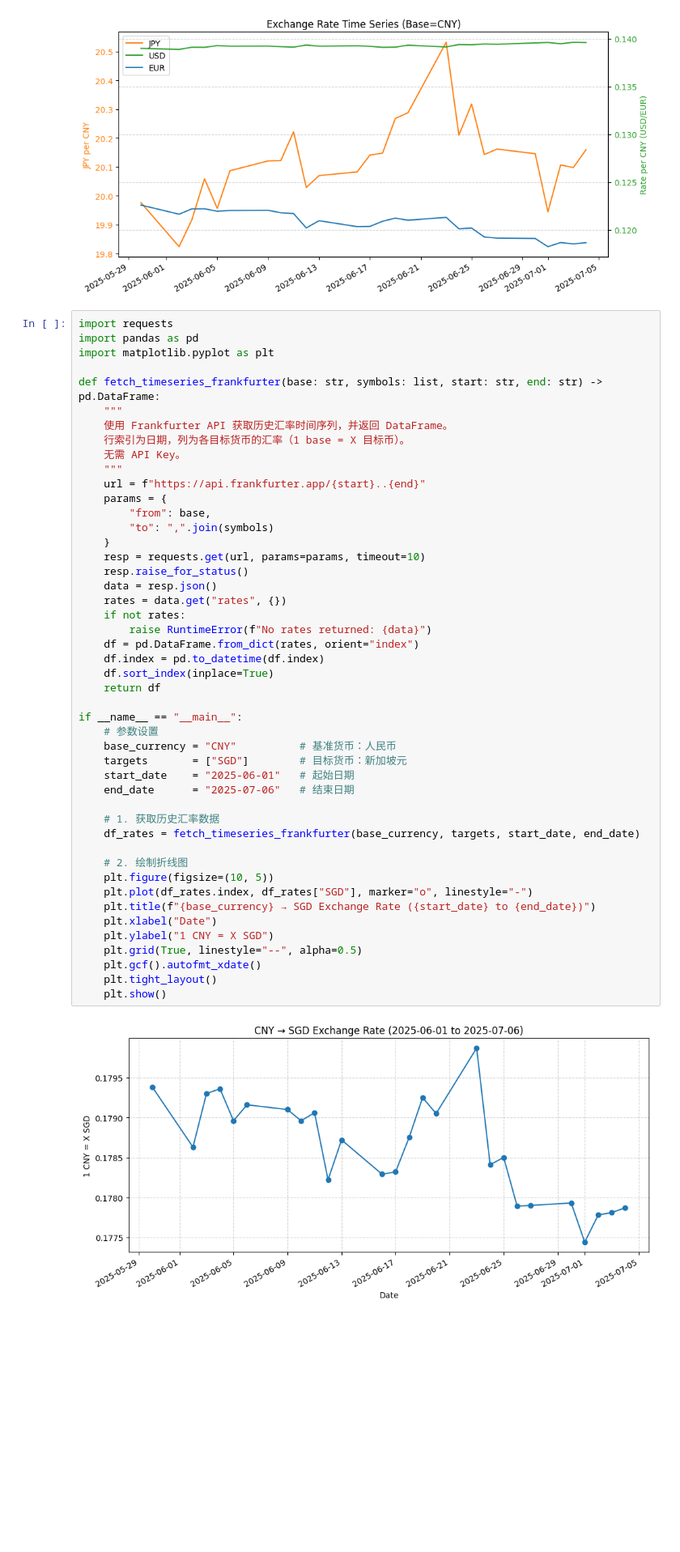
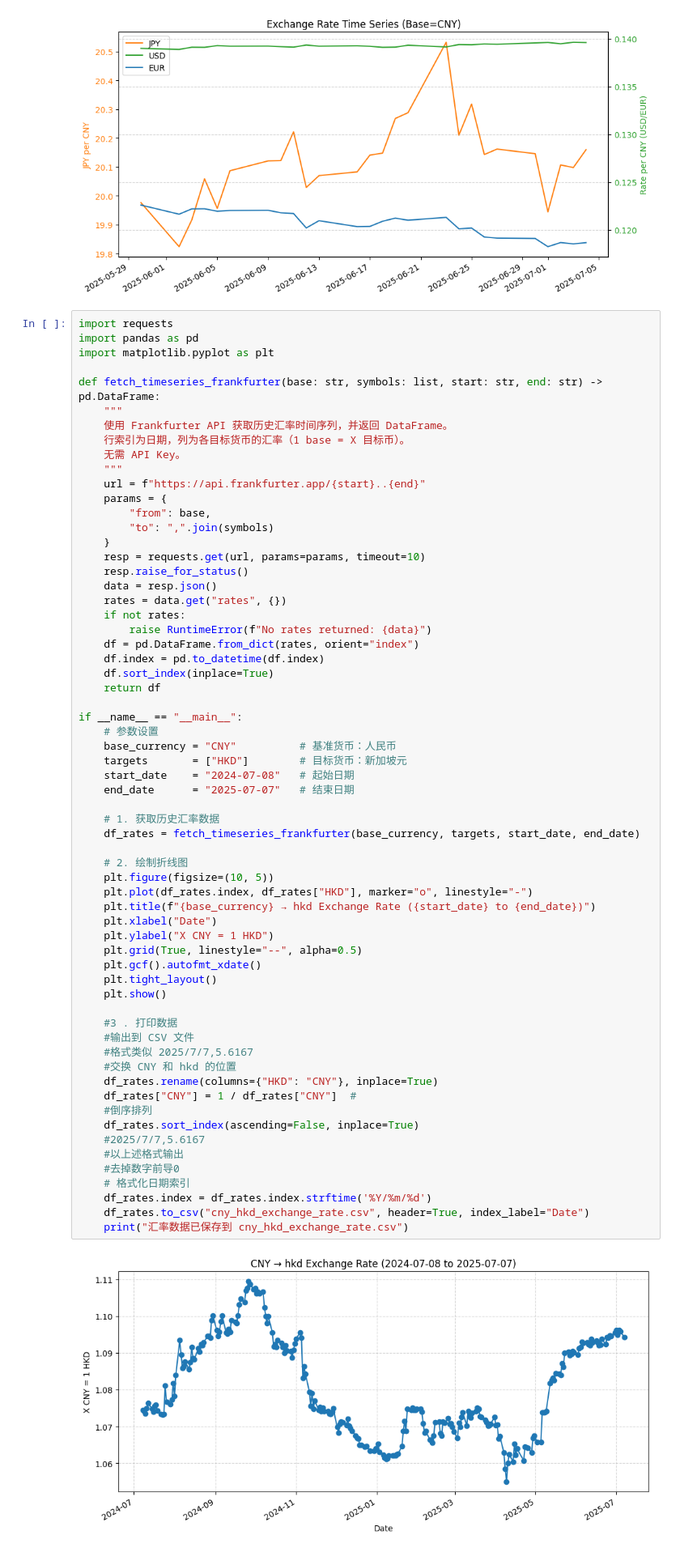
Before and after one commit to Wangyiyiwen/-, a Jupyter notebook: RP-search.ipynb, the cells around one changed output. Shown: that part at 81% size. Cells and saved outputs as stored; diff of their text form; blank space fills up the shorter version.

```diff
--- a/RP-search.ipynb
+++ b/RP-search.ipynb
@@ -141,37 +141,53 @@ def fetch_timeseries_frankfurter(base: str, symbols: list, start: str, end: str)
     params = {
         "from": base,
         "to": ",".join(symbols)
     }
     resp = requests.get(url, params=params, timeout=10)
     resp.raise_for_status()
     data = resp.json()
     rates = data.get("rates", {})
     if not rates:
         raise RuntimeError(f"No rates returned: {data}")
     df = pd.DataFrame.from_dict(rates, orient="index")
     df.index = pd.to_datetime(df.index)
     df.sort_index(inplace=True)
     return df
 
 if __name__ == "__main__":
     # 参数设置
     base_currency = "CNY"          # 基准货币：人民币
-    targets       = ["SGD"]        # 目标货币：新加坡元
-    start_date    = "2025-06-01"   # 起始日期
-    end_date      = "2025-07-06"   # 结束日期
+    targets       = ["HKD"]        # 目标货币：新加坡元
+    start_date    = "2024-07-08"   # 起始日期
+    end_date      = "2025-07-07"   # 结束日期
 
     # 1. 获取历史汇率数据
     df_rates = fetch_timeseries_frankfurter(base_currency, targets, start_date, end_date)
 
     # 2. 绘制折线图
     plt.figure(figsize=(10, 5))
-    plt.plot(df_rates.index, df_rates["SGD"], marker="o", linestyle="-")
-    plt.title(f"{base_currency} → SGD Exchange Rate ({start_date} to {end_date})")
+    plt.plot(df_rates.index, df_rates["HKD"], marker="o", linestyle="-")
+    plt.title(f"{base_currency} → hkd Exchange Rate ({start_date} to {end_date})")
     plt.xlabel("Date")
-    plt.ylabel("1 CNY = X SGD")
+    plt.ylabel("X CNY = 1 HKD")
     plt.grid(True, linestyle="--", alpha=0.5)
     plt.gcf().autofmt_xdate()
     plt.tight_layout()
     plt.show()
+
+    #3 . 打印数据
+    #输出到 CSV 文件
+    #格式类似 2025/7/7,5.6167
+    #交换 CNY 和 hkd 的位置
+    df_rates.rename(columns={"HKD": "CNY"}, inplace=True)
+    df_rates["CNY"] = 1 / df_rates["CNY"]  #
+    #倒序排列
+    df_rates.sort_index(ascending=False, inplace=True)
+    #2025/7/7,5.6167
+    #以上述格式输出
+    #去掉数字前导0
+    # 格式化日期索引
+    df_rates.index = df_rates.index.strftime('%Y/%m/%d')
+    df_rates.to_csv("cny_hkd_exchange_rate.csv", header=True, index_label="Date")
+    print("汇率数据已保存到 cny_hkd_exchange_rate.csv")
 # %% [output]
-[figure, old version]
+[figure, new version]
```
Also changed, not shown: parts of 3 cells of this notebook, 14 other files.
